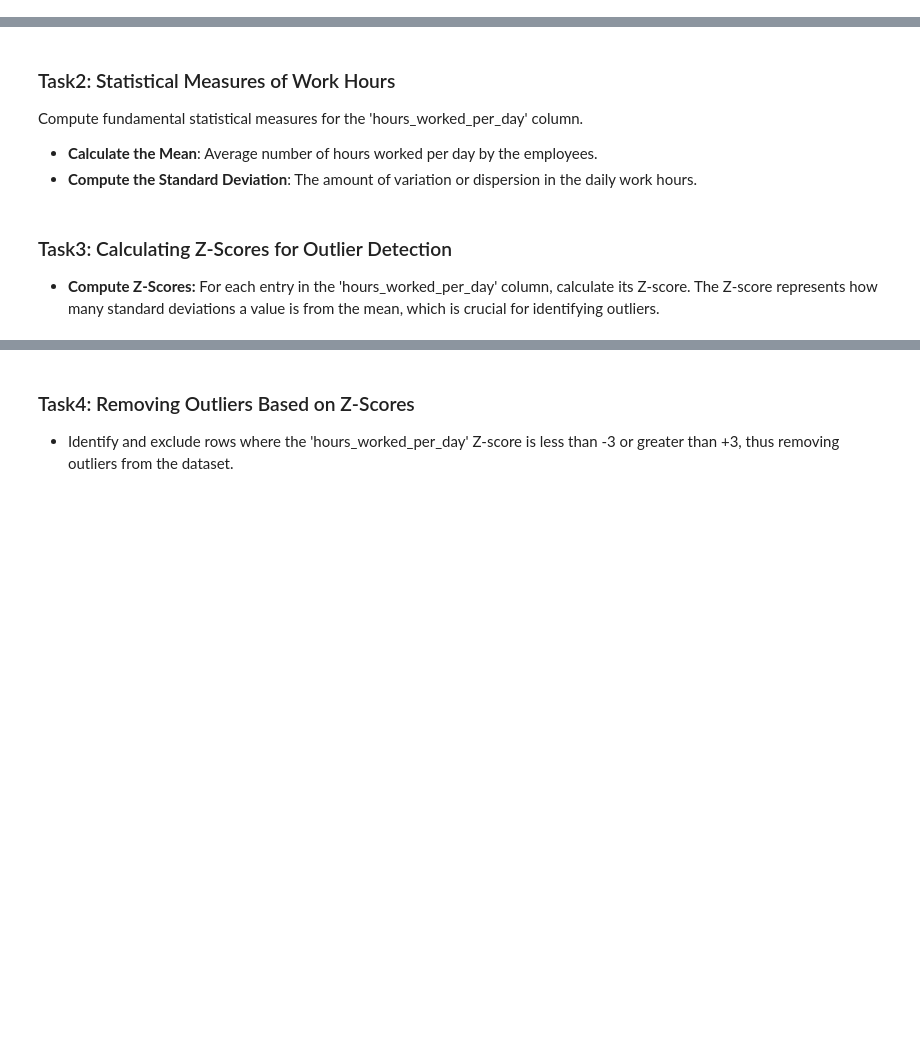
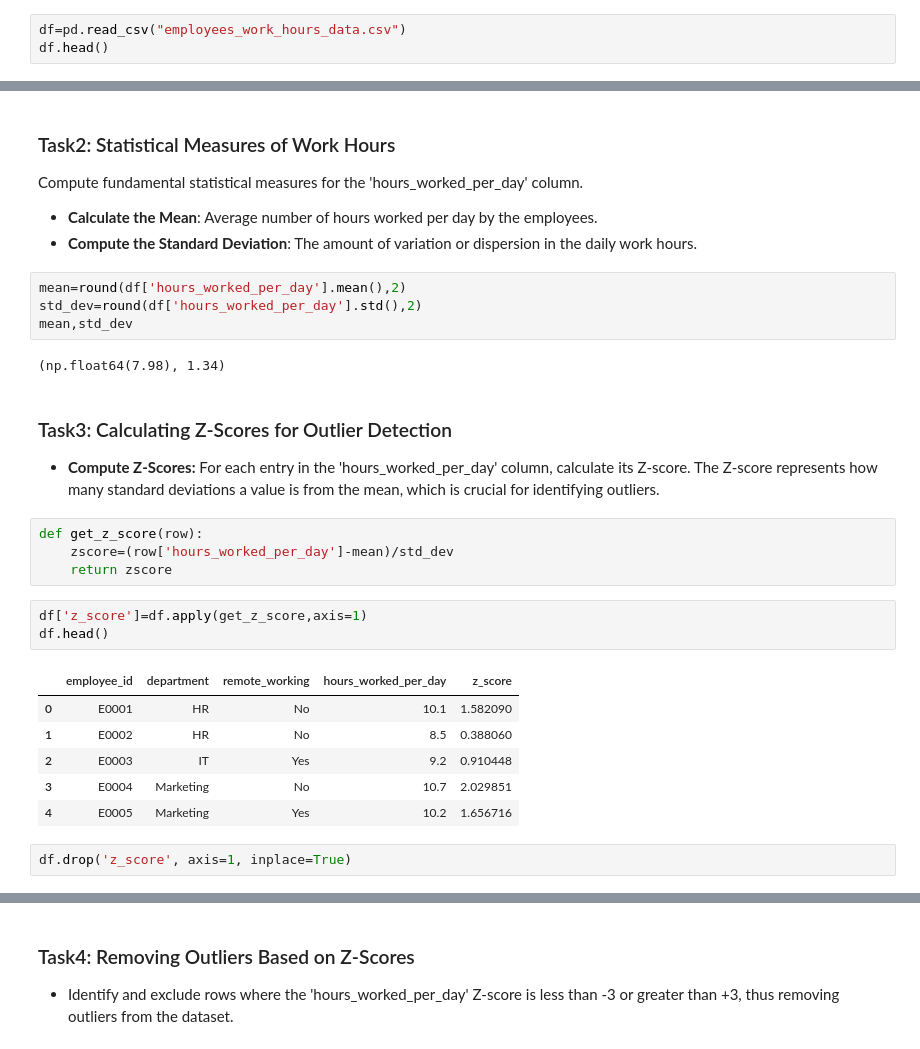
Before and after one commit to kshitish13/Maths_and_Stats, a Jupyter notebook: 6.distribution/chapter6_exercise2/employees-workhours-analysis.ipynb, the cells around one changed output, grey strips where cells are left out. Drawn from its saved outputs; the diff is of its cells as text; blank space fills up the shorter version.

```diff
--- a/6.distribution/chapter6_exercise2/employees-workhours-analysis.ipynb
+++ b/6.distribution/chapter6_exercise2/employees-workhours-analysis.ipynb
@@ -16,3 +20,6 @@ You are a data scientist at a management consulting firm specializing in workpla
 1. Import the data from the "employees_work_hours_data.csv" file.
 2. display the number of rows and columns.
 3. Display the first few rows of the dataset to get an overview.
+# %%
+df=pd.read_csv("employees_work_hours_data.csv")
+df.head()
@@ -22,7 +40,29 @@ You are a data scientist at a management consulting firm specializing in workpla
 Compute fundamental statistical measures for the 'hours_worked_per_day' column.
 - **Calculate the Mean**: Average number of hours worked per day by the employees.
 - **Compute the Standard Deviation**: The amount of variation or dispersion in the daily work hours.
+# %%
+mean=round(df['hours_worked_per_day'].mean(),2)
+std_dev=round(df['hours_worked_per_day'].std(),2)
+mean,std_dev
+# %% [output]
+(np.float64(7.98), 1.34)
 # %% [markdown]
 ### Task3: Calculating Z-Scores for Outlier Detection
 
 - **Compute Z-Scores:** For each entry in the 'hours_worked_per_day' column, calculate its Z-score. The Z-score represents how many standard deviations a value is from the mean, which is crucial for identifying outliers.
+# %%
+def get_z_score(row):
+    zscore=(row['hours_worked_per_day']-mean)/std_dev
+    return zscore
+# %%
+df['z_score']=df.apply(get_z_score,axis=1)
+df.head()
+# %% [output]
+|  | employee_id | department | remote_working | hours_worked_per_day | z_score |
+| 0 | E0001 | HR | No | 10.1 | 1.582090 |
+| 1 | E0002 | HR | No | 8.5 | 0.388060 |
+| 2 | E0003 | IT | Yes | 9.2 | 0.910448 |
+| 3 | E0004 | Marketing | No | 10.7 | 2.029851 |
+| 4 | E0005 | Marketing | Yes | 10.2 | 1.656716 |
+# %%
+df.drop('z_score', axis=1, inplace=True)
```
Also changed, not shown: parts of 10 cells of this notebook, 3 other files.
